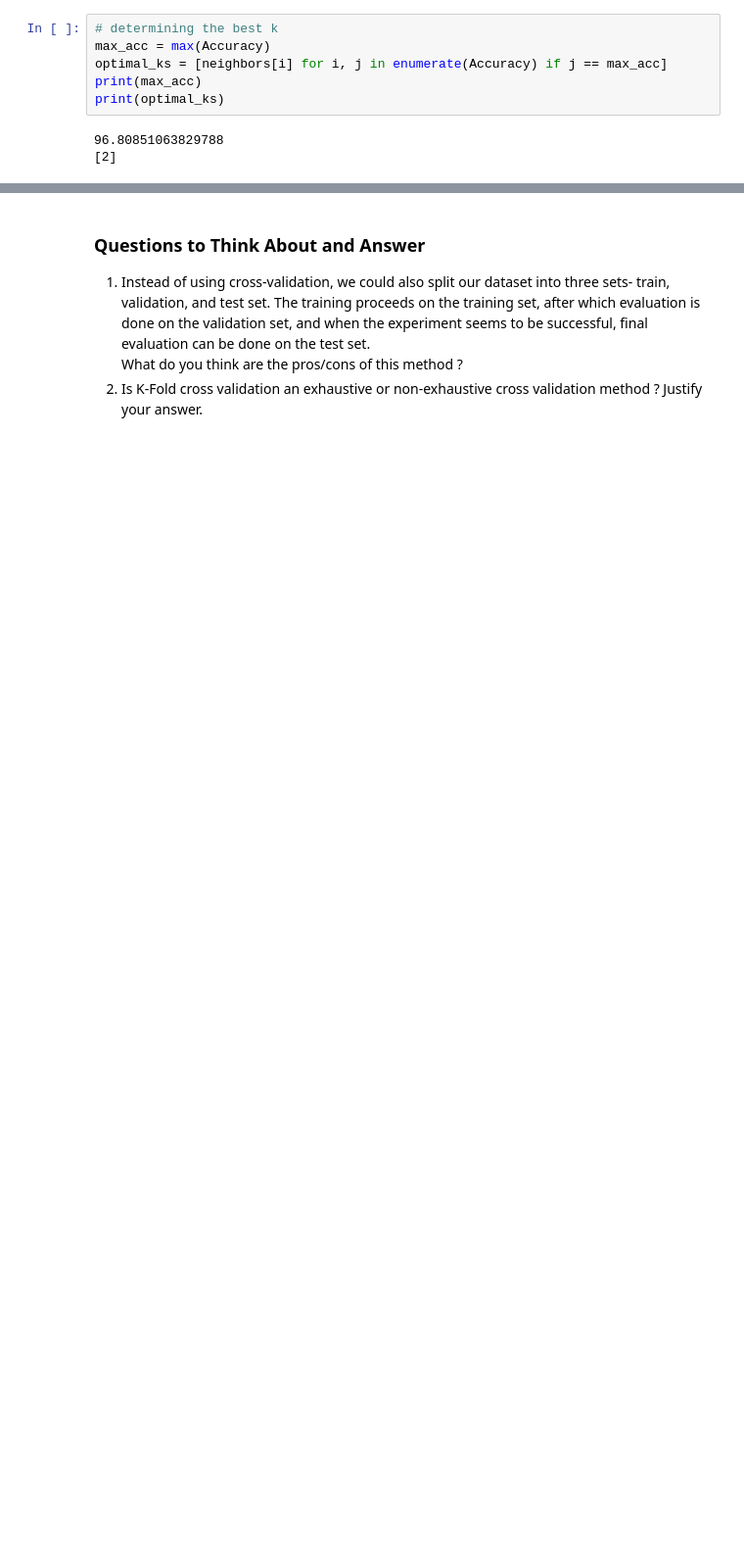
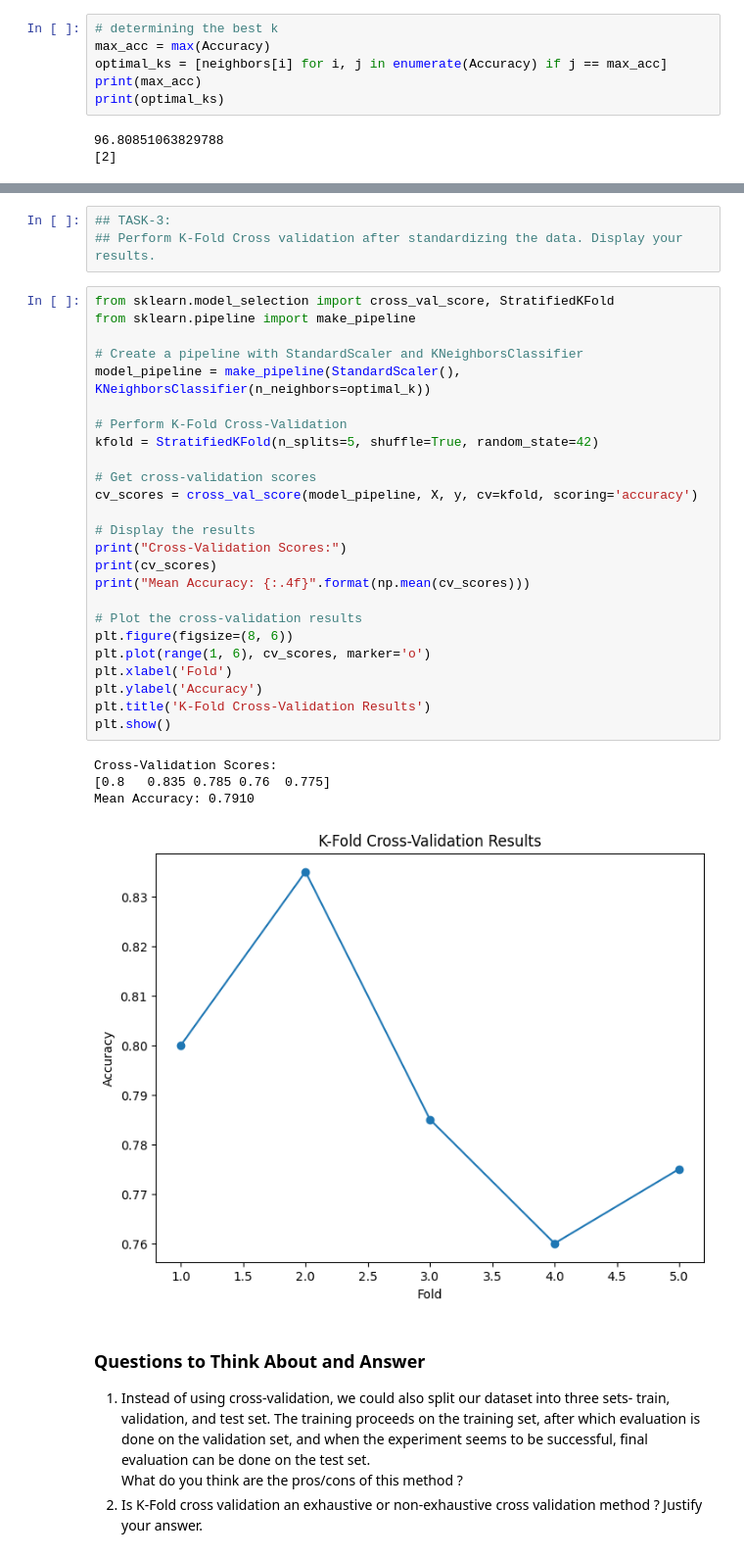
Before and after one commit to ViswanaduniPooja/fmmllabsandprojects, a Jupyter notebook: mod3_lab4.ipynb, the cells around one changed output, grey strips where cells are left out. Shown at 98% size. Cells and saved outputs as stored; diff of their text form; blank space fills up the shorter version.

```diff
--- a/mod3_lab4.ipynb
+++ b/mod3_lab4.ipynb
@@ -431,3 +386,36 @@ F1-score: 0.9600
+# %%
+## TASK-3:
+## Perform K-Fold Cross validation after standardizing the data. Display your results.
+# %%
+from sklearn.model_selection import cross_val_score, StratifiedKFold
+from sklearn.pipeline import make_pipeline
+
+# Create a pipeline with StandardScaler and KNeighborsClassifier
+model_pipeline = make_pipeline(StandardScaler(), KNeighborsClassifier(n_neighbors=optimal_k))
+
+# Perform K-Fold Cross-Validation
+kfold = StratifiedKFold(n_splits=5, shuffle=True, random_state=42)
+
+# Get cross-validation scores
+cv_scores = cross_val_score(model_pipeline, X, y, cv=kfold, scoring='accuracy')
+
+# Display the results
+print("Cross-Validation Scores:")
+print(cv_scores)
+print("Mean Accuracy: {:.4f}".format(np.mean(cv_scores)))
+
+# Plot the cross-validation results
+plt.figure(figsize=(8, 6))
+plt.plot(range(1, 6), cv_scores, marker='o')
+plt.xlabel('Fold')
+plt.ylabel('Accuracy')
+plt.title('K-Fold Cross-Validation Results')
+plt.show()
+# %% [output]
+Cross-Validation Scores:
+[0.8   0.835 0.785 0.76  0.775]
+Mean Accuracy: 0.7910
+[figure, added]
 # %% [markdown]
 ### Questions to Think About and Answer
 1. Instead of using cross-validation, we could also split our dataset into three sets- train, validation, and test set. The training proceeds on the training set, after which evaluation is done on the validation set, and when the experiment seems to be successful, final evaluation can be done on the test set.
```
Also changed, not shown: parts of 9 cells of this notebook.
